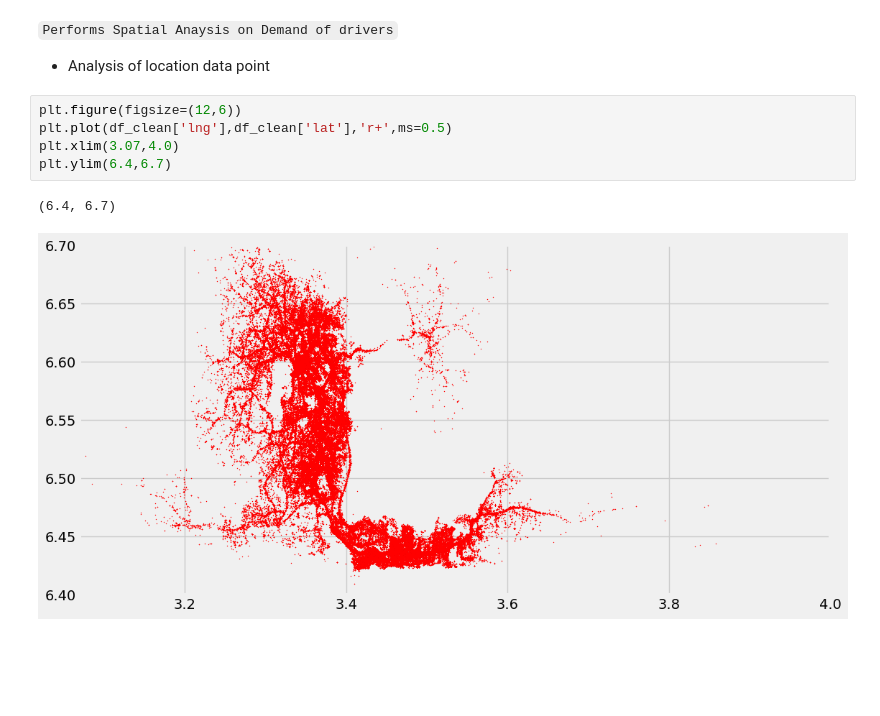
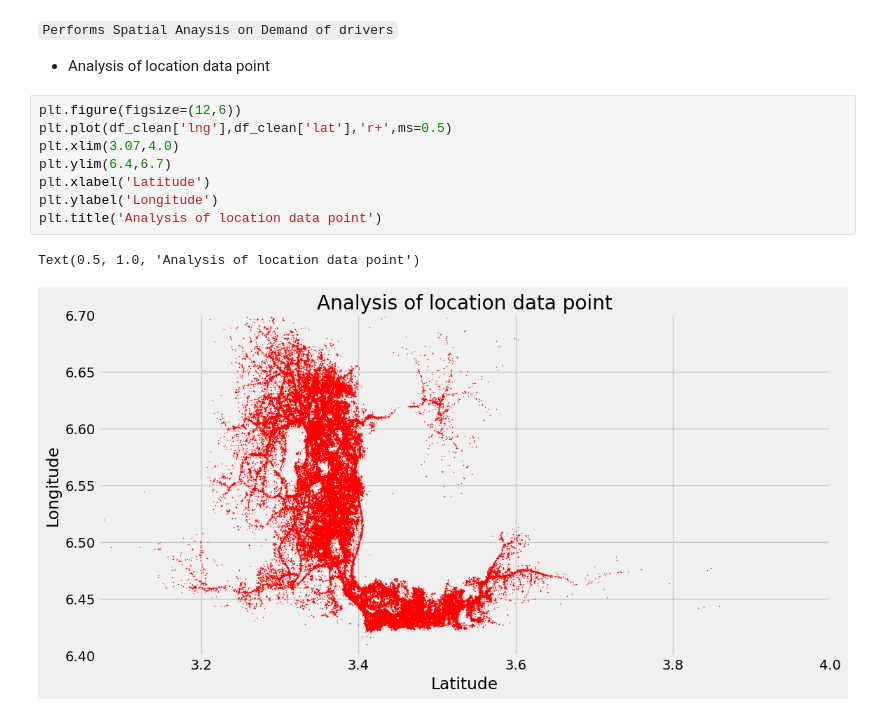
Before and after one commit to niyotham/Causal-Inference-Logistic-optimization, a Jupyter notebook: notebooks/eda_merged.ipynb, the cells around one changed output. Saved outputs shown, nothing was run; the diff lists cells and outputs as text; blank space fills up the shorter version.

```diff
--- a/notebooks/eda_merged.ipynb
+++ b/notebooks/eda_merged.ipynb
@@ -137,8 +138,11 @@ Compute clusters of delivery starting locations and destinations and plot how th
 # %%
 plt.figure(figsize=(12,6))
 plt.plot(df_clean['lng'],df_clean['lat'],'r+',ms=0.5)
 plt.xlim(3.07,4.0)
 plt.ylim(6.4,6.7)
+plt.xlabel('Latitude')
+plt.ylabel('Longitude')
+plt.title('Analysis of location data point')
 # %% [output]
-(6.4, 6.7)
+Text(0.5, 1.0, 'Analysis of location data point')
-[figure, old version]
+[figure, new version]
```
Also changed, not shown: parts of 3 cells of this notebook.
